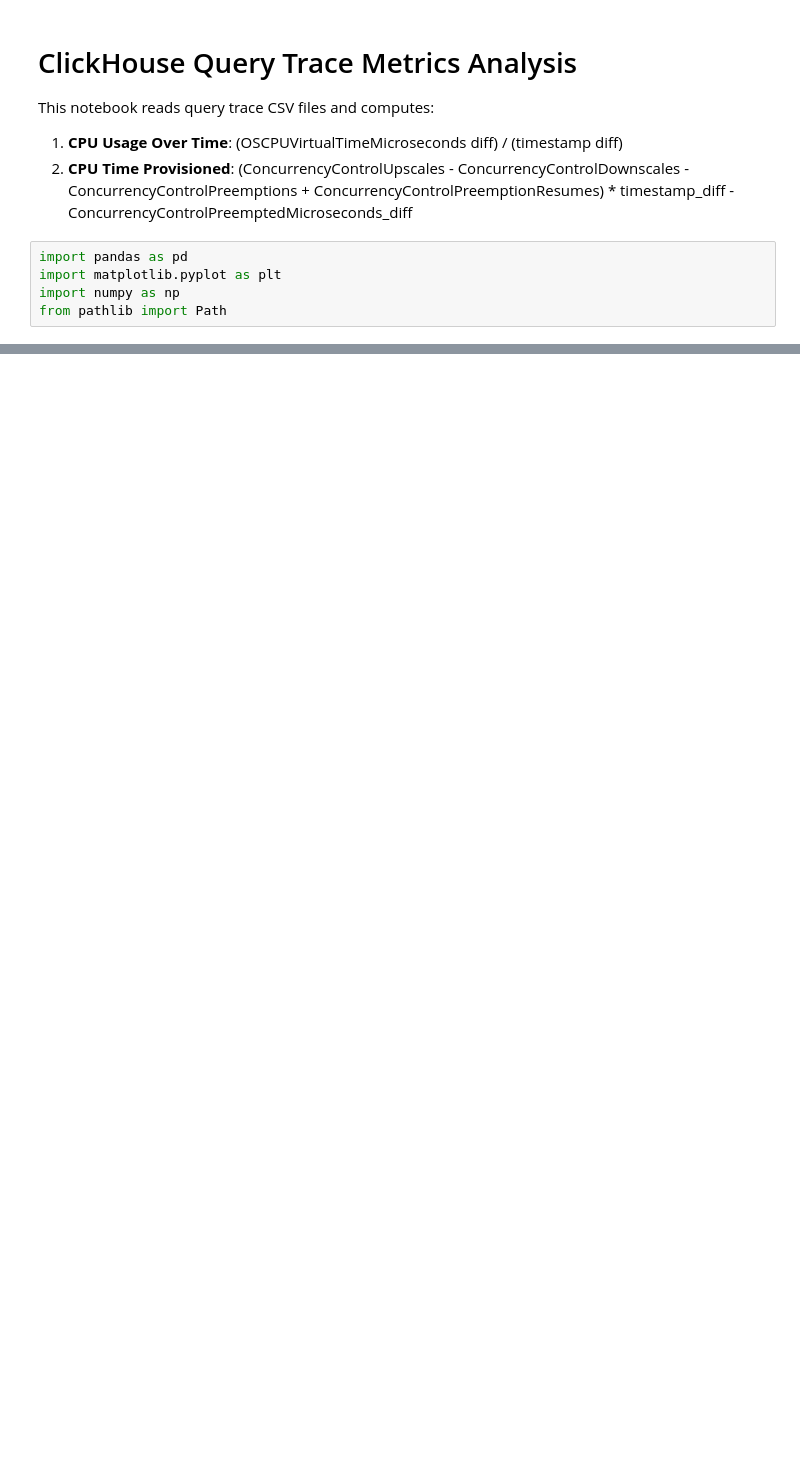
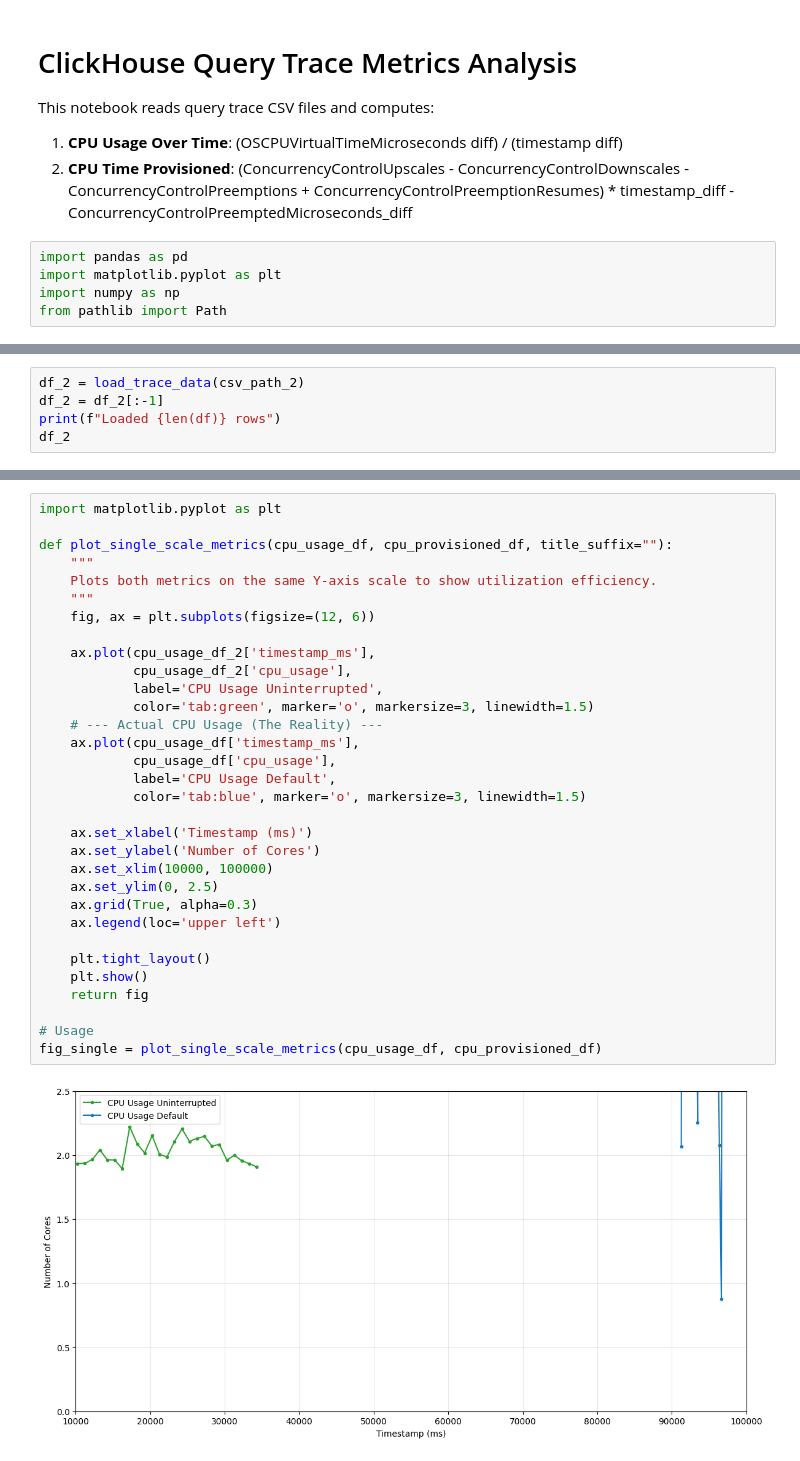
Before and after one commit to xlhuang37/tpch, a Jupyter notebook: metrics_analysis.ipynb, the cells around one changed output, grey strips where cells are left out. Cells and saved outputs as stored; diff of their text form; blank space fills up the shorter version.

```diff
--- a/metrics_analysis.ipynb
+++ b/metrics_analysis.ipynb
@@ -34,0 +39,5 @@ Loaded 3 rows
+# %%
+df_2 = load_trace_data(csv_path_2)
+df_2 = df_2[:-1]
+print(f"Loaded {len(df)} rows")
+df_2
@@ -159,0 +189,34 @@ fig_single = plot_single_scale_metrics(cpu_usage_df, cpu_provisioned_df)
+# %%
+import matplotlib.pyplot as plt
+
+def plot_single_scale_metrics(cpu_usage_df, cpu_provisioned_df, title_suffix=""):
+    """
+    Plots both metrics on the same Y-axis scale to show utilization efficiency.
+    """
+    fig, ax = plt.subplots(figsize=(12, 6))
+
+    ax.plot(cpu_usage_df_2['timestamp_ms'],
+            cpu_usage_df_2['cpu_usage'],
+            label='CPU Usage Uninterrupted',
+            color='tab:green', marker='o', markersize=3, linewidth=1.5)
+    # --- Actual CPU Usage (The Reality) ---
+    ax.plot(cpu_usage_df['timestamp_ms'],
+            cpu_usage_df['cpu_usage'],
+            label='CPU Usage Default',
+            color='tab:blue', marker='o', markersize=3, linewidth=1.5)
+
+    ax.set_xlabel('Timestamp (ms)')
+    ax.set_ylabel('Number of Cores')
+    ax.set_xlim(10000, 100000)
+    ax.set_ylim(0, 2.5)
+    ax.grid(True, alpha=0.3)
+    ax.legend(loc='upper left')
+
+    plt.tight_layout()
+    plt.show()
+    return fig
+
+# Usage
+fig_single = plot_single_scale_metrics(cpu_usage_df, cpu_provisioned_df)
+# %% [output]
+[figure, added]
```
Also changed, not shown: parts of 6 cells of this notebook, 24 other files.
